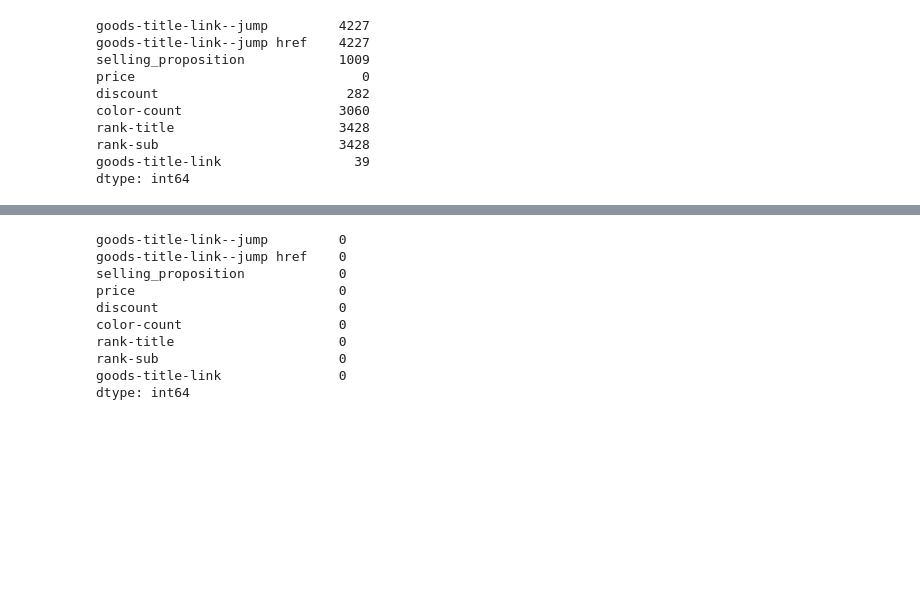
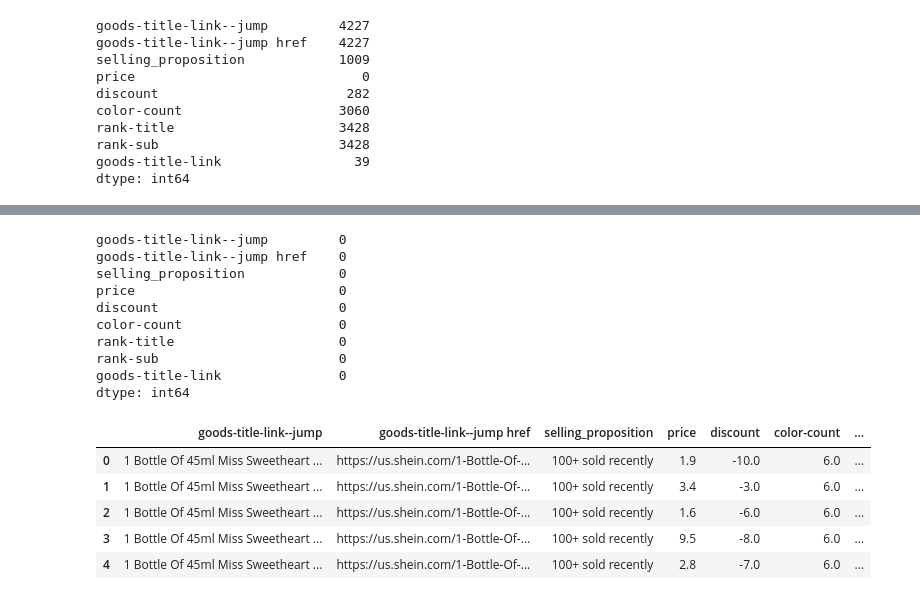
Before and after one commit to faizan09711-bit/Intern, a Jupyter notebook: task#01/messydatacleaning.ipynb, the cells around one changed output, grey strips where cells are left out. Cells and saved outputs as stored; diff of their text form; code cells hidden in the pictures; blank space fills up the shorter version.

```diff
--- a/task#01/messydatacleaning.ipynb
+++ b/task#01/messydatacleaning.ipynb
@@ -97,16 +97,30 @@ data2.head()
 | 3 | NaN | NaN | NaN | 5Ml Bottom Refillable Perfume Bot... | https://us.shein.com/5Ml-Bottom-R... | ... |
 | 4 | #2 Best Sellers | in Brushes Sets | NaN | 12pcs Multi-Functional Makeup Bru... | https://us.shein.com/12pcs-Multi-... | ... |
 # %%
+
 #print(data_before.isnull().sum())
 print(data.isnull().sum())
+
+g = data.groupby('rank-title')
+
+min_size = g.size().min()
+data = g.apply(lambda x: x.sample(min_size)).reset_index(drop=True)
+
+data.head()
 # %% [output]
 goods-title-link--jump         0
 goods-title-link--jump href    0
 selling_proposition            0
 price                          0
 discount                       0
 color-count                    0
 rank-title                     0
 rank-sub                       0
 goods-title-link               0
 dtype: int64
+|  | goods-title-link--jump | goods-title-link--jump href | selling_proposition | price | discount | color-count | ... |
+| 0 | 1 Bottle Of 45ml Miss Sweetheart ... | https://us.shein.com/1-Bottle-Of-... | 100+ sold recently | 1.9 | -10.0 | 6.0 | ... |
+| 1 | 1 Bottle Of 45ml Miss Sweetheart ... | https://us.shein.com/1-Bottle-Of-... | 100+ sold recently | 3.4 | -3.0 | 6.0 | ... |
+| 2 | 1 Bottle Of 45ml Miss Sweetheart ... | https://us.shein.com/1-Bottle-Of-... | 100+ sold recently | 1.6 | -6.0 | 6.0 | ... |
+| 3 | 1 Bottle Of 45ml Miss Sweetheart ... | https://us.shein.com/1-Bottle-Of-... | 100+ sold recently | 9.5 | -8.0 | 6.0 | ... |
+| 4 | 1 Bottle Of 45ml Miss Sweetheart ... | https://us.shein.com/1-Bottle-Of-... | 100+ sold recently | 2.8 | -7.0 | 6.0 | ... |
```
Also changed, not shown: parts of 3 cells of this notebook.
